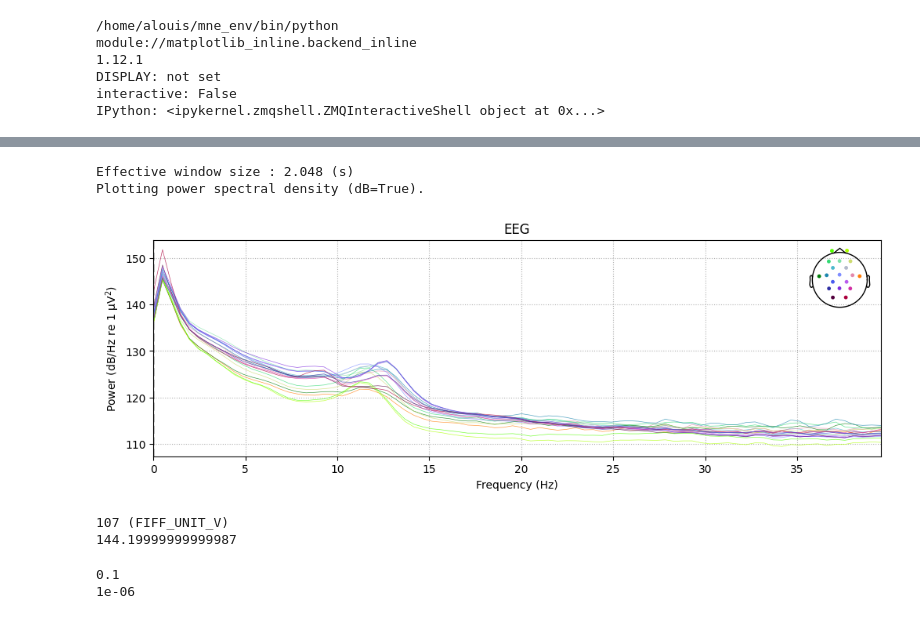
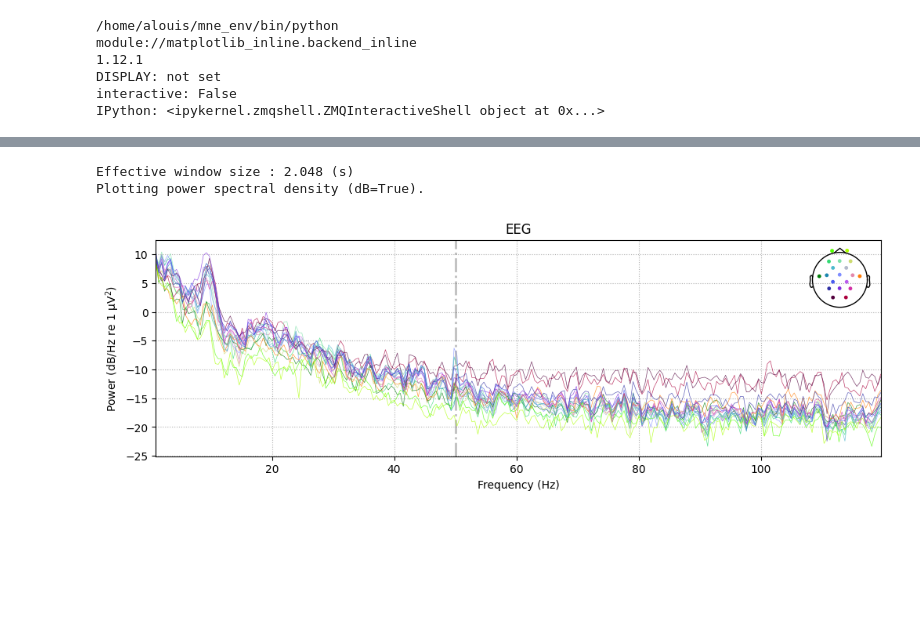
Before and after one commit to AlexvndreLs/dream-recall-alex, a Jupyter notebook: visu.ipynb, the cells around one changed output, grey strips where cells are left out. Cells and saved outputs as stored; diff of their text form; code cells hidden in the pictures; blank space fills up the shorter version.

```diff
--- a/visu.ipynb
+++ b/visu.ipynb
@@ -78,0 +21,42 @@ plt.show()
+# %%
+%matplotlib inline
+%config InlineBackend.figure_format = 'png'
+import matplotlib
+matplotlib.rcParams['figure.dpi'] = 100
+import matplotlib.pyplot as plt
+import numpy as np
+from mne_bids import BIDSPath, read_raw_bids
+
+bids_path = BIDSPath(subject='01', task='sleep', datatype='eeg',
+                     root='/home/alouis/scratch/dream_bids/')
+raw = read_raw_bids(bids_path, verbose=False)
+raw.pick('eeg')
+raw.load_data(verbose=False)
+
+# Trouver le début du premier S1 (jbe ou per)
+s1_onset = None
+for ann in raw.annotations:
+    if 'Sleep stage S1' in ann['description']:
+        s1_onset = ann['onset']
+        break
+
+print(f"Premier S1 à {s1_onset:.1f}s ({s1_onset/3600:.2f}h)")
+
+# Plot
+def plot_eeg_segment(raw, start_s, duration_s=30, n_ch=19, scale=50):
+    start = int(start_s * raw.info['sfreq'])
+    stop = int((start_s + duration_s) * raw.info['sfreq'])
+    data, times = raw[:n_ch, start:stop]
+    data_uv = data * 1e6
+    fig, ax = plt.subplots(figsize=(14, 10))
+    for i in range(n_ch):
+        ax.plot(times, data_uv[i] / scale + i, 'k', lw=0.5)
+    ax.set_yticks(range(n_ch))
+    ax.set_yticklabels(raw.ch_names[:n_ch])
+    ax.set_xlabel('Time (s)')
+    ax.set_title(f'Sleep stage S1 — t={start_s:.0f}s')
+    plt.tight_layout()
+    return fig
+
+fig = plot_eeg_segment(raw, start_s=s1_onset)
+plt.show()
@@ -79,8 +108,7 @@ plt.show()
 # %%
-# PSD globale
-fig = raw.compute_psd(fmax=40).plot(show=False)
+fig = raw.copy().crop(tmin=s1_onset, tmax=s1_onset+30).compute_psd(fmin=0.5, fmax=120, picks='eeg').plot(show=False)
 plt.show()
 # %% [output]
 Effective window size : 2.048 (s)
 Plotting power spectral density (dB=True).
-[figure, old version]
+[figure, new version]
@@ -92,12 +114,0 @@ matplotlib.rcParams['figure.dpi'] = 100
-# %%
-print(raw.info['chs'][0]['unit'])  # 107 = µV, 112 = V
-print(raw.get_data()[:, 0].max())
-# %% [output]
-107 (FIFF_UNIT_V)
-144.19999999999987
-# %%
-print(raw.info['chs'][0]['cal'])
-print(raw.info['chs'][0]['range'])
-# %% [output]
-0.1
-1e-06
```
Also changed, not shown: parts of 17 cells of this notebook.
